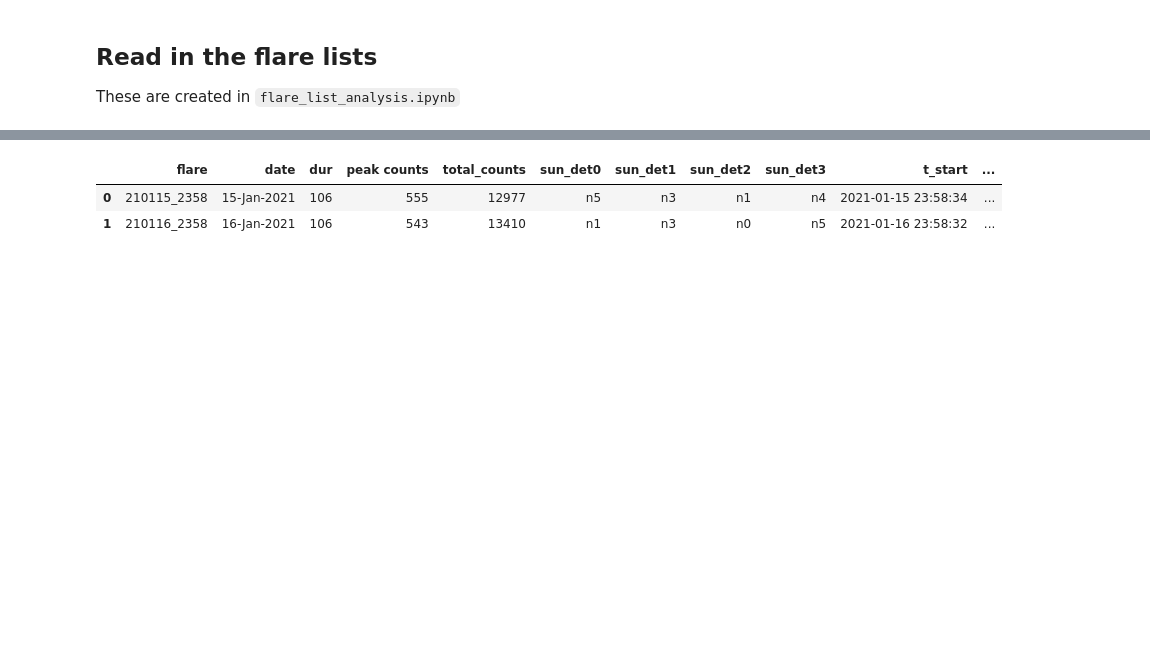
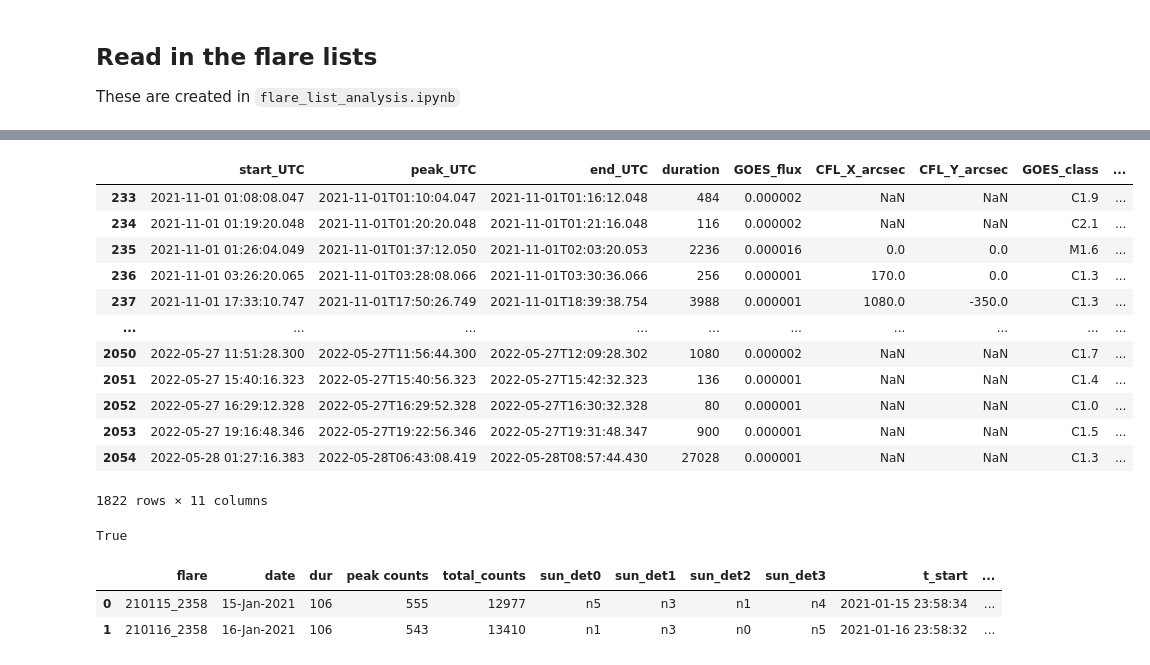
Before and after one commit to hayesla/stix_directivity_analysis, a Jupyter notebook: combining_flare_lists.ipynb, the cells around one changed output, grey strips where cells are left out. Cells and saved outputs as stored; diff of their text form; code cells hidden in the pictures; blank space fills up the shorter version.

```diff
--- a/combining_flare_lists.ipynb
+++ b/combining_flare_lists.ipynb
@@ -24,0 +34,16 @@ stix_flares.head(2)
+# %%
+stix_flares[stix_flares["start_UTC"]>="2021-11-01"]#.iloc[1]["peak_UTC"]
+# %% [output]
+|  | start_UTC | peak_UTC | end_UTC | duration | GOES_flux | CFL_X_arcsec | CFL_Y_arcsec | GOES_class | ... |
+| 233 | 2021-11-01 01:08:08.047 | 2021-11-01T01:10:04.047 | 2021-11-01T01:16:12.048 | 484 | 0.000002 | NaN | NaN | C1.9 | ... |
+| 234 | 2021-11-01 01:19:20.048 | 2021-11-01T01:20:20.048 | 2021-11-01T01:21:16.048 | 116 | 0.000002 | NaN | NaN | C2.1 | ... |
+| 235 | 2021-11-01 01:26:04.049 | 2021-11-01T01:37:12.050 | 2021-11-01T02:03:20.053 | 2236 | 0.000016 | 0.0 | 0.0 | M1.6 | ... |
+| 236 | 2021-11-01 03:26:20.065 | 2021-11-01T03:28:08.066 | 2021-11-01T03:30:36.066 | 256 | 0.000001 | 170.0 | 0.0 | C1.3 | ... |
+| 237 | 2021-11-01 17:33:10.747 | 2021-11-01T17:50:26.749 | 2021-11-01T18:39:38.754 | 3988 | 0.000001 | 1080.0 | -350.0 | C1.3 | ... |
+| ... | ... | ... | ... | ... | ... | ... | ... | ... | ... |
+| 2050 | 2022-05-27 11:51:28.300 | 2022-05-27T11:56:44.300 | 2022-05-27T12:09:28.302 | 1080 | 0.000002 | NaN | NaN | C1.7 | ... |
+| 2051 | 2022-05-27 15:40:16.323 | 2022-05-27T15:40:56.323 | 2022-05-27T15:42:32.323 | 136 | 0.000001 | NaN | NaN | C1.4 | ... |
+| 2052 | 2022-05-27 16:29:12.328 | 2022-05-27T16:29:52.328 | 2022-05-27T16:30:32.328 | 80 | 0.000001 | NaN | NaN | C1.0 | ... |
+| 2053 | 2022-05-27 19:16:48.346 | 2022-05-27T19:22:56.346 | 2022-05-27T19:31:48.347 | 900 | 0.000001 | NaN | NaN | C1.5 | ... |
+| 2054 | 2022-05-28 01:27:16.383 | 2022-05-28T06:43:08.419 | 2022-05-28T08:57:44.430 | 27028 | 0.000001 | NaN | NaN | C1.3 | ... |
+1822 rows × 11 columns
@@ -25,3 +52,7 @@ stix_flares.head(2)
+# %%
+np.abs(Time(tstix).datetime - Time(t_fermi).datetime).total_seconds()<=10*60
+# %% [output]
+True
 # %%
 fermi_flares.head(2)
 # %% [output]
```
Also changed, not shown: parts of 24 cells of this notebook, 3 other files.
